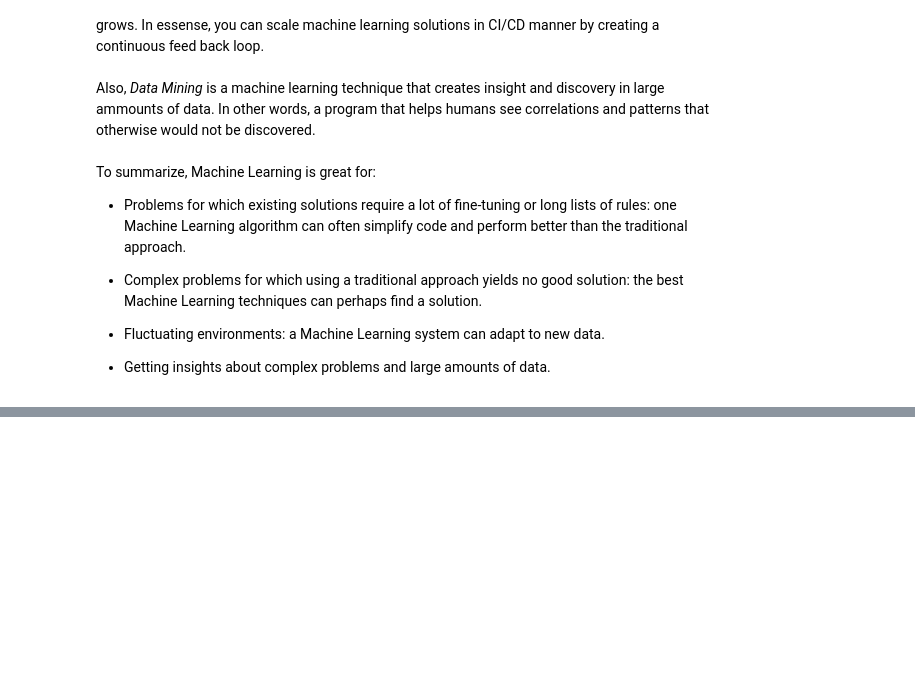
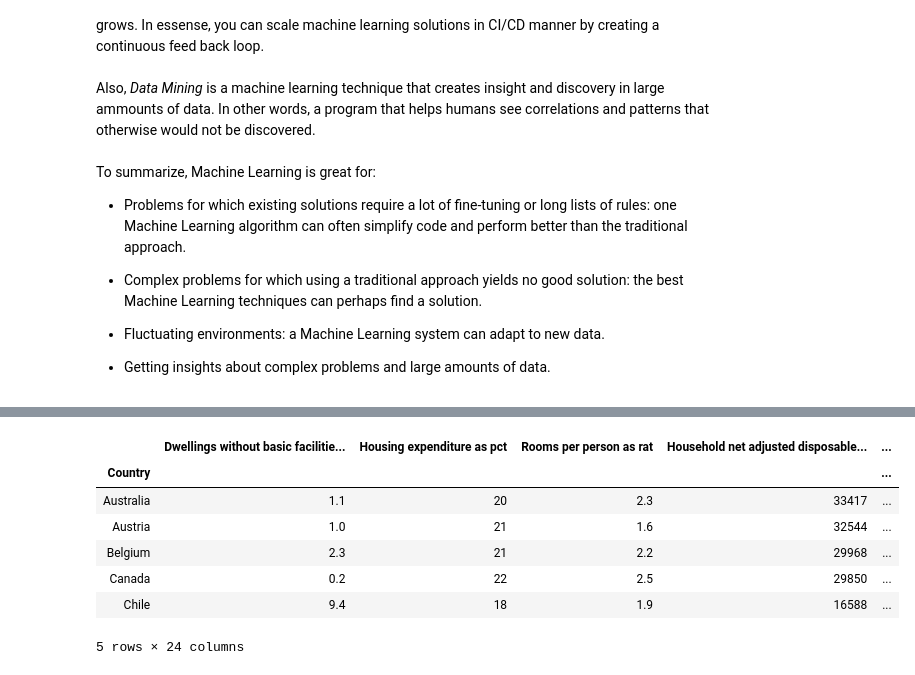
Before and after one commit to euclidthedark/hands-on-machine-learning, a Jupyter notebook: 01_hands_on_machine_learning.ipynb, the cells around one changed output, grey strips where cells are left out. Drawn from its saved outputs; the diff is of its cells as text; code cells hidden in the pictures; blank space fills up the shorter version.

```diff
--- a/01_hands_on_machine_learning.ipynb
+++ b/01_hands_on_machine_learning.ipynb
@@ -176,0 +209,11 @@ When testing how well your model describes the data, using a *performance measur
+# %%
+oecd_df.head()
+# %% [output]
+|  | Dwellings without basic facilitie... | Housing expenditure as pct | Rooms per person as rat | Household net adjusted disposable... | ... |
+| Country |  |  |  |  | ... |
+| Australia | 1.1 | 20 | 2.3 | 33417 | ... |
+| Austria | 1.0 | 21 | 1.6 | 32544 | ... |
+| Belgium | 2.3 | 21 | 2.2 | 29968 | ... |
+| Canada | 0.2 | 22 | 2.5 | 29850 | ... |
+| Chile | 9.4 | 18 | 1.9 | 16588 | ... |
+5 rows × 24 columns
```
Also changed, not shown: parts of 12 cells of this notebook, 2 other files.
